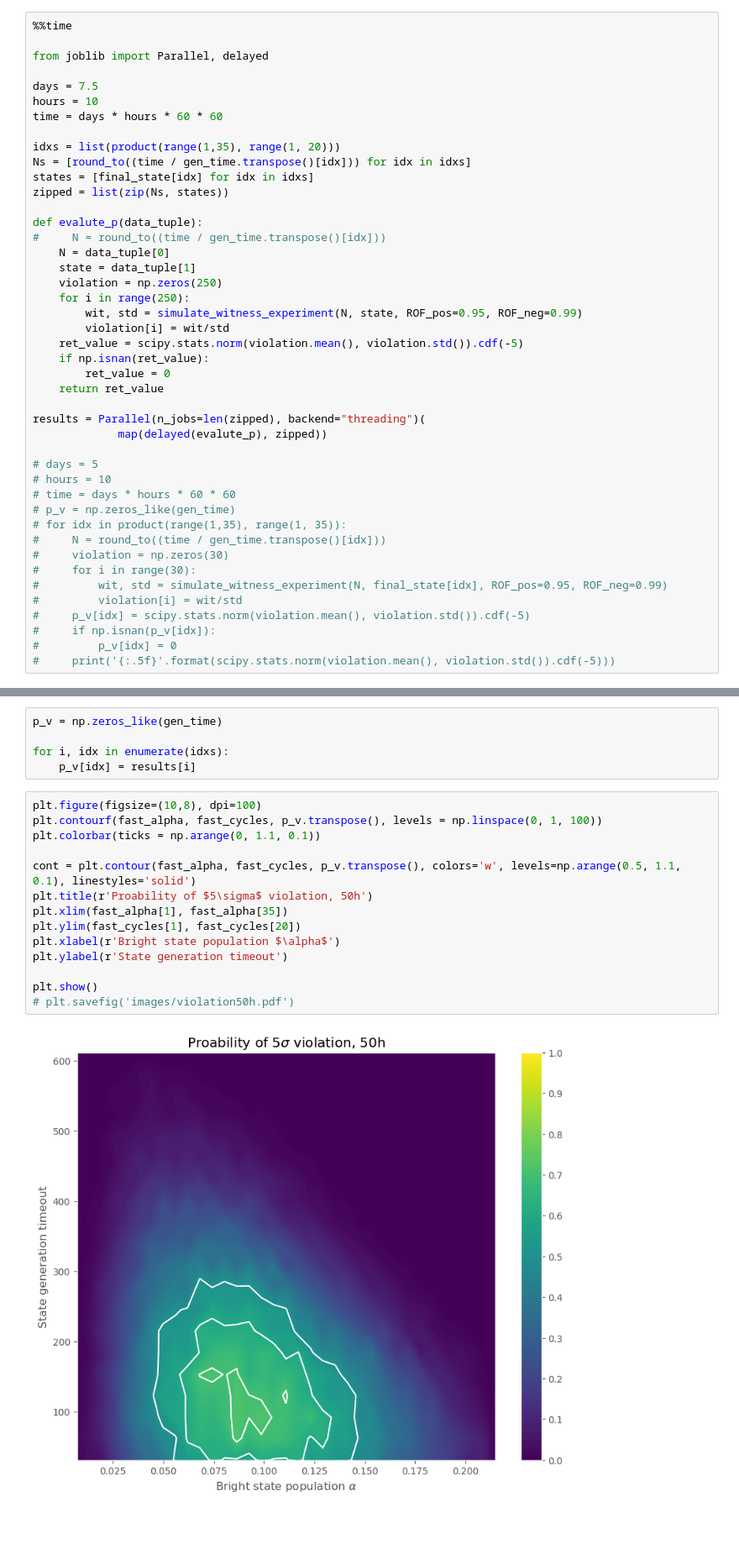
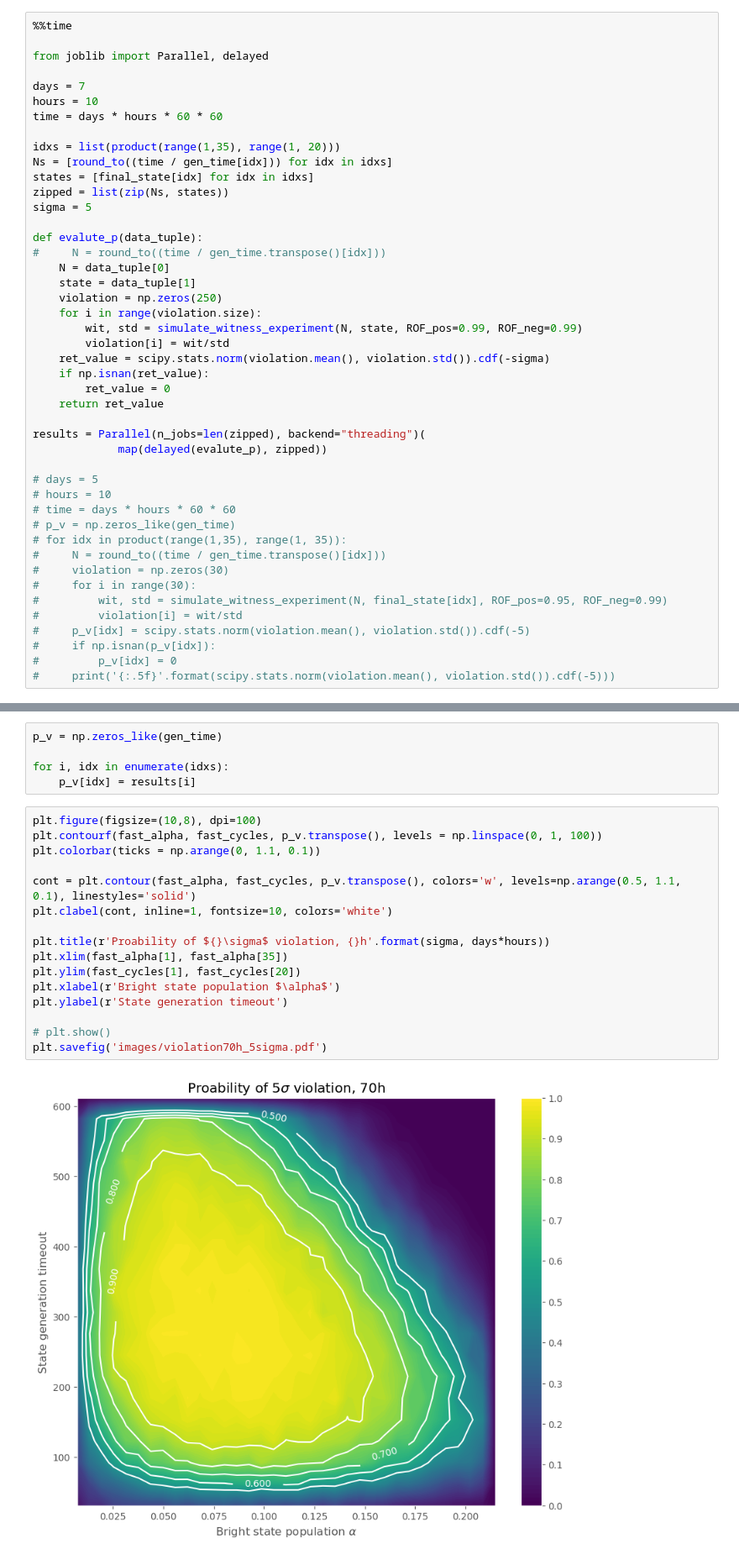
Before and after one commit to matpompili/go-nogo, a Jupyter notebook: Proposal.ipynb, the cells around one changed output, grey strips where cells are left out. Shown at 84% size. Cells and saved outputs as stored; diff of their text form; blank space fills up the shorter version.

```diff
--- a/Proposal.ipynb
+++ b/Proposal.ipynb
@@ -721,24 +721,25 @@ from tqdm import tqdm
 
 from joblib import Parallel, delayed
 
-days = 7.5
+days = 7
 hours = 10
 time = days * hours * 60 * 60
 
 idxs = list(product(range(1,35), range(1, 20)))
-Ns = [round_to((time / gen_time.transpose()[idx])) for idx in idxs]
+Ns = [round_to((time / gen_time[idx])) for idx in idxs]
 states = [final_state[idx] for idx in idxs]
 zipped = list(zip(Ns, states))
+sigma = 5
 
 def evalute_p(data_tuple):
 #     N = round_to((time / gen_time.transpose()[idx]))
     N = data_tuple[0]
     state = data_tuple[1]
     violation = np.zeros(250)
-    for i in range(250):
-        wit, std = simulate_witness_experiment(N, state, ROF_pos=0.95, ROF_neg=0.99)
+    for i in range(violation.size):
+        wit, std = simulate_witness_experiment(N, state, ROF_pos=0.99, ROF_neg=0.99)
         violation[i] = wit/std
-    ret_value = scipy.stats.norm(violation.mean(), violation.std()).cdf(-5)
+    ret_value = scipy.stats.norm(violation.mean(), violation.std()).cdf(-sigma)
     if np.isnan(ret_value):
         ret_value = 0
     return ret_value
@@ -771,16 +771,18 @@ for i, idx in enumerate(idxs):
 # %%
 plt.figure(figsize=(10,8), dpi=100)
 plt.contourf(fast_alpha, fast_cycles, p_v.transpose(), levels = np.linspace(0, 1, 100))
 plt.colorbar(ticks = np.arange(0, 1.1, 0.1))
 
 cont = plt.contour(fast_alpha, fast_cycles, p_v.transpose(), colors='w', levels=np.arange(0.5, 1.1, 0.1), linestyles='solid')
-plt.title(r'Proability of $5\sigma$ violation, 50h')
+plt.clabel(cont, inline=1, fontsize=10, colors='white')
+
+plt.title(r'Proability of ${}\sigma$ violation, {}h'.format(sigma, days*hours))
 plt.xlim(fast_alpha[1], fast_alpha[35])
 plt.ylim(fast_cycles[1], fast_cycles[20])
 plt.xlabel(r'Bright state population $\alpha$')
 plt.ylabel(r'State generation timeout')
 
-plt.show()
-# plt.savefig('images/violation50h.pdf')
+# plt.show()
+plt.savefig('images/violation70h_5sigma.pdf')
 # %% [output]
-[figure, old version]
+[figure, new version]
```
Also changed, not shown: parts of 2 cells of this notebook, 1 other file.
